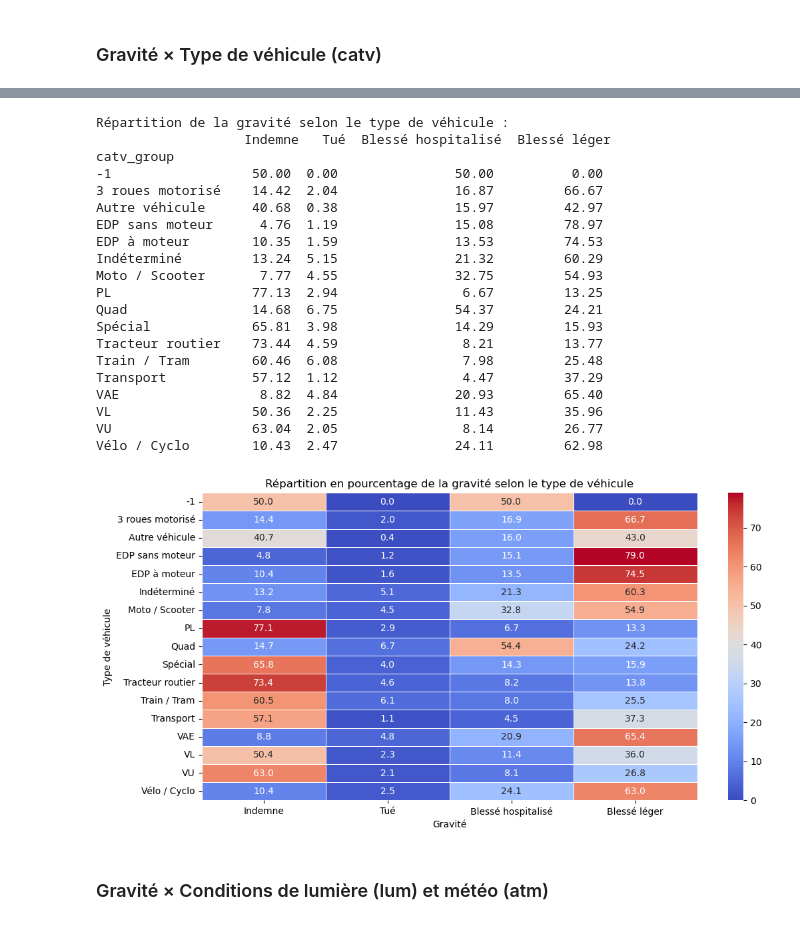
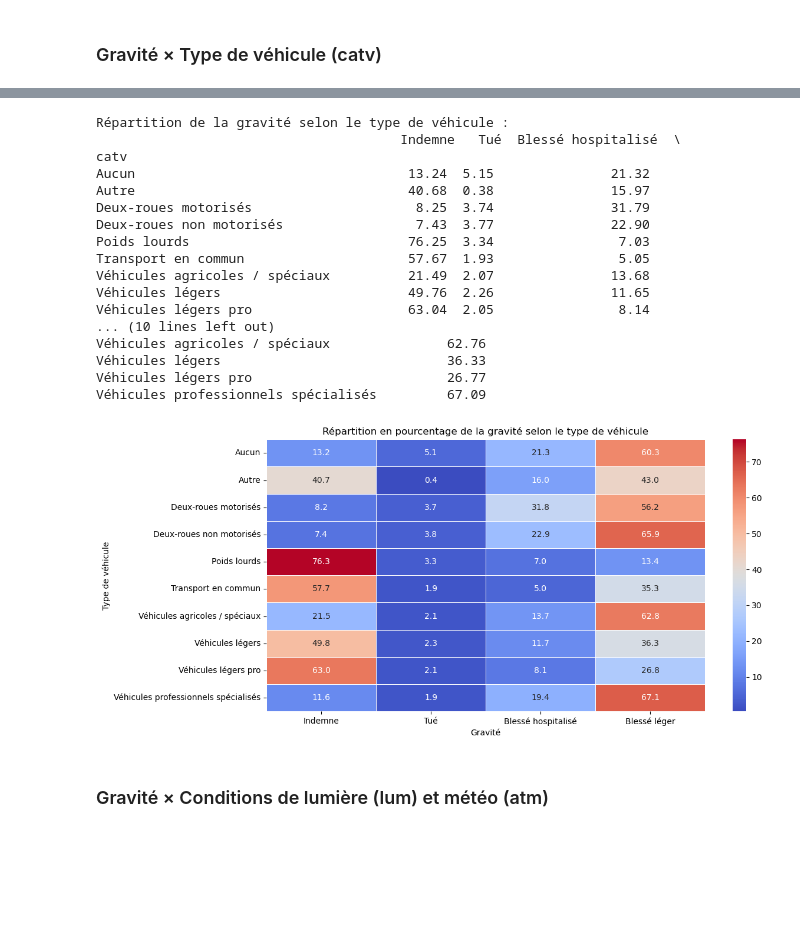
Before and after one commit to Romaric01K/Projet_Tutor-, a Jupyter notebook: Analyse des données.ipynb, the cells around one changed output, grey strips where cells are left out. Drawn from its saved outputs; the diff is of its cells as text; code cells hidden in the pictures; blank space fills up the shorter version.

```diff
--- a/Analyse des données.ipynb
+++ b/Analyse des données.ipynb
@@ -241,0 +264,25 @@ EDP à moteur          176   27                 230          1267
+# %%
+# labels de gravité
+base_finale["grav_cat"] = base_finale["grav"].map({1: "Indemne",2: "Tué",3: "Blessé hospitalisé",4: "Blessé léger"})
+# Calcul de la distribution en pourcentage par type de véhicule
+distribution = base_finale.groupby(['catv', 'grav_cat']).size().reset_index(name='count')
+distribution['total'] = distribution.groupby('catv')['count'].transform('sum')
+distribution['pourcentage'] = (distribution['count'] / distribution['total']) * 100
+# Palette de couleurs personnalisée
+palette = {"Indemne": "blue","Tué": "red","Blessé hospitalisé": "orange","Blessé léger": "green"}
+# Création du graphique à barres
+plt.figure(figsize=(10, 6))
+ax = sns.barplot(data=distribution, x="catv", y="pourcentage", hue="grav_cat", palette=palette)
+# Affichage des pourcentages sur les barres
+for container in ax.containers:
+    ax.bar_label(container, fmt="%.1f%%", padding=2)
+# Légende claire
+handles, labels = ax.get_legend_handles_labels()
+plt.legend(handles=handles, title="Gravité")
+
+plt.title("Répartition (%) des victimes par type de véhicule et gravité")
+plt.xlabel("Type de véhicule")
+plt.ylabel("Pourcentage")
+plt.xticks(rotation=45, ha='right')
+plt.tight_layout()
+plt.show()
@@ -483,45 +545,38 @@ Blessé léger        55.18   4.42         18.27
 # %%
-import pandas as pd
-import seaborn as sns
-import matplotlib.pyplot as plt
-
 # Table croisée gravité × type de véhicule
-gravite_catv = pd.crosstab(base_finale['catv_group'], base_finale['grav'], normalize='index') * 100
+gravite_catv = pd.crosstab(base_finale['catv'], base_finale['grav'], normalize='index') * 100
 gravite_catv.columns = ["Indemne", "Tué", "Blessé hospitalisé", "Blessé léger"]
 
 print("Répartition de la gravité selon le type de véhicule :\n", gravite_catv.round(2))
 
 # Création d'une heatmap
 plt.figure(figsize=(12, 6))
 sns.heatmap(gravite_catv, annot=True, fmt=".1f", cmap="coolwarm", linewidths=0.5)
 
 plt.title("Répartition en pourcentage de la gravité selon le type de véhicule")
 plt.xlabel("Gravité")
 plt.ylabel("Type de véhicule")
 plt.xticks(rotation=0)
 plt.yticks(rotation=0)
 plt.show()
 # %% [output]
 Répartition de la gravité selon le type de véhicule :
-                   Indemne   Tué  Blessé hospitalisé  Blessé léger
-catv_group
--1                  50.00  0.00               50.00          0.00
-3 roues motorisé    14.42  2.04               16.87         66.67
-Autre véhicule      40.68  0.38               15.97         42.97
-EDP sans moteur      4.76  1.19               15.08         78.97
-EDP à moteur        10.35  1.59               13.53         74.53
-Indéterminé         13.24  5.15               21.32         60.29
-Moto / Scooter       7.77  4.55               32.75         54.93
-PL                  77.13  2.94                6.67         13.25
-Quad                14.68  6.75               54.37         24.21
-Spécial             65.81  3.98               14.29         15.93
-Tracteur routier    73.44  4.59                8.21         13.77
-Train / Tram        60.46  6.08                7.98         25.48
-Transport           57.12  1.12                4.47         37.29
-VAE                  8.82  4.84               20.93         65.40
-VL                  50.36  2.25               11.43         35.96
-VU                  63.04  2.05                8.14         26.77
-Vélo / Cyclo        10.43  2.47               24.11         62.98
+                                       Indemne   Tué  Blessé hospitalisé  \
+catv
+Aucun                                   13.24  5.15               21.32
+Autre                                   40.68  0.38               15.97
+Deux-roues motorisés                     8.25  3.74               31.79
+Deux-roues non motorisés                 7.43  3.77               22.90
+Poids lourds                            76.25  3.34                7.03
+Transport en commun                     57.67  1.93                5.05
+Véhicules agricoles / spéciaux          21.49  2.07               13.68
+Véhicules légers                        49.76  2.26               11.65
+Véhicules légers pro                    63.04  2.05                8.14
+... (10 lines left out)
+Véhicules agricoles / spéciaux               62.76
+Véhicules légers                             36.33
+Véhicules légers pro                         26.77
+Véhicules professionnels spécialisés         67.09
-[figure, old version]
+[figure, new version]
 # %% [markdown]
 ### Gravité × Conditions de lumière (lum) et météo (atm)
```
Also changed, not shown: parts of 24 cells of this notebook, 3 other files.
